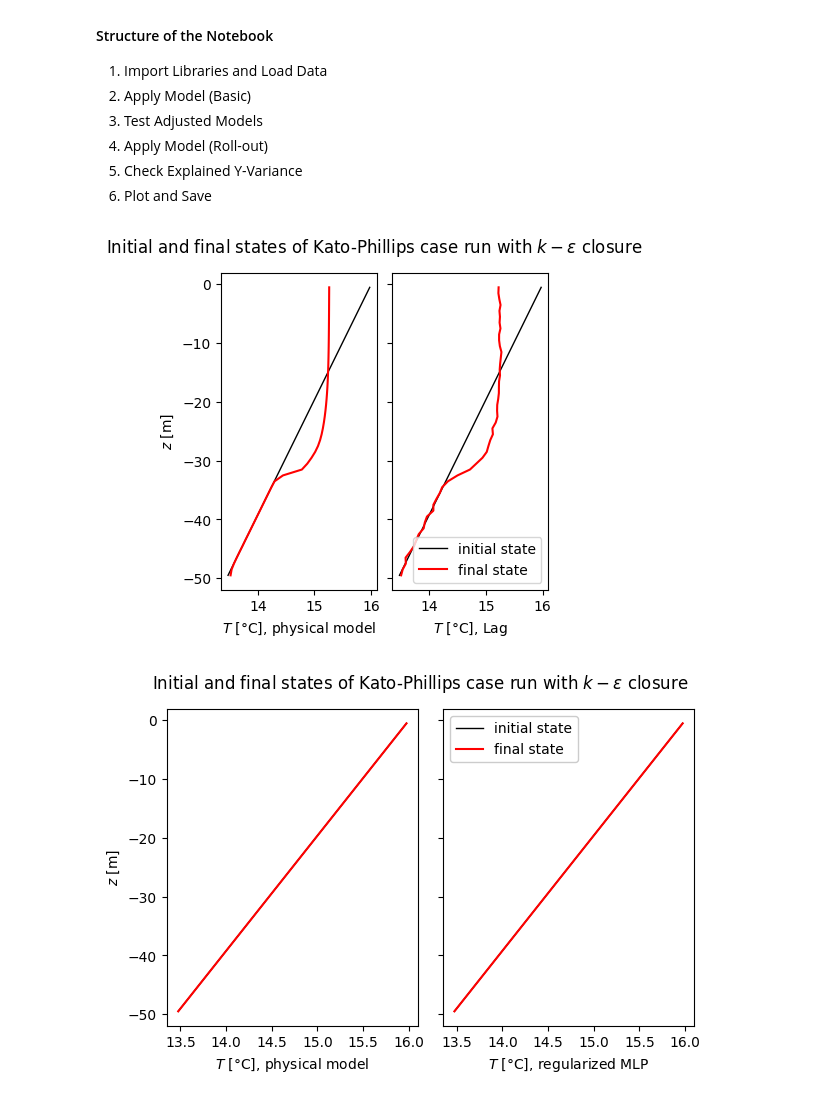
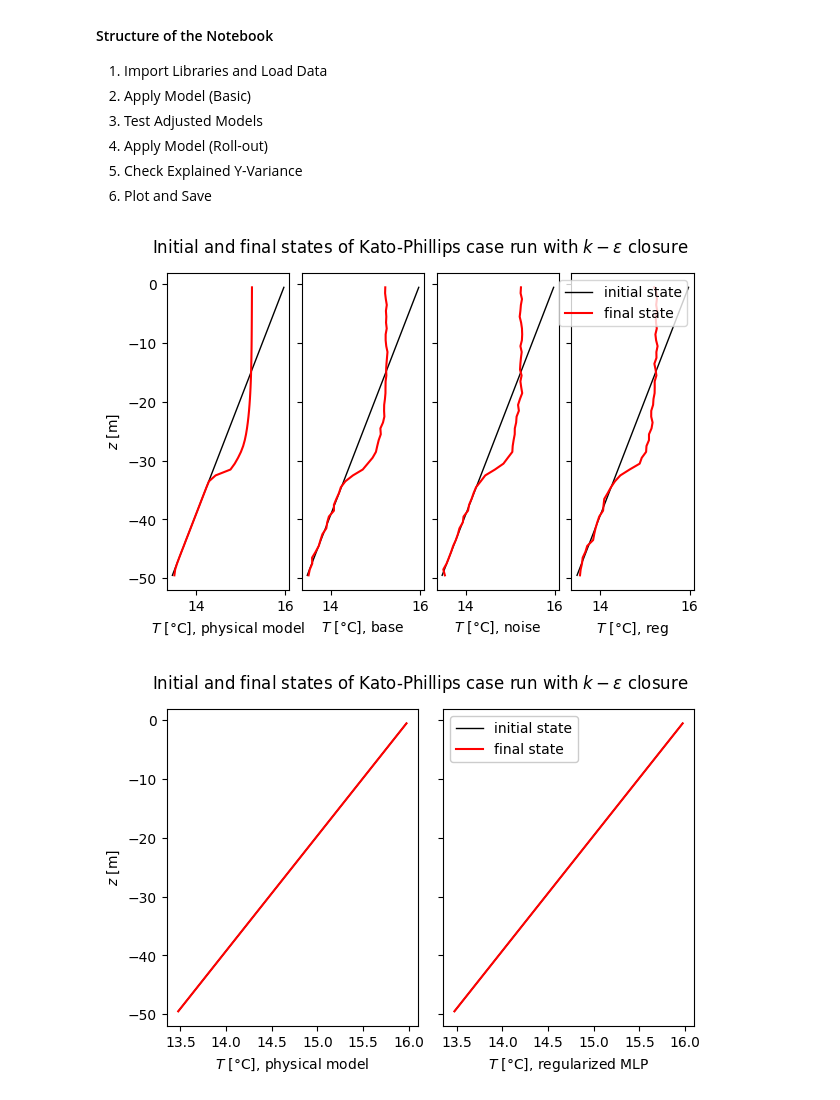
Before and after one commit to anne-df/ige_deep_emulators, a Jupyter notebook: postprocessing.ipynb, the cells around one changed output. Cells and saved outputs as stored; diff of their text form; code cells hidden in the pictures.

```diff
--- a/postprocessing.ipynb
+++ b/postprocessing.ipynb
@@ -94,34 +94,50 @@ app_labels = np.load("data/inf_labels.npy")
 # %%
 original_traj, deep_traj = roll_out_from_traj(file_paths[:2], app_data, 25., model, params)
 # 3 minutes for 100 trajectories with numpy
+# %%
+checkpoint_noise = os.path.abspath("checkpoints_noise")
+params_noise = restore_checkpoint(checkpoint_noise, target=None)
+_, deep_traj_noise = roll_out_from_traj(file_paths[:2], app_data, 25., model, params_noise)
+# %%
+checkpoint_reg = os.path.abspath("checkpoints_reg")
+params_reg = restore_checkpoint(checkpoint_reg, target=None)
+_, deep_traj_reg = roll_out_from_traj(file_paths[:2], app_data, 25., model, params_reg)
 # %%
 # Plot and compare to actual trajectory
 
 sim_index = -1
 traj_obs = original_traj[sim_index]
-traj_deep_lag = deep_traj[sim_index]
+traj_deep = deep_traj[sim_index]
+traj_deep_noise = deep_traj_noise[sim_index]
+traj_deep_reg = deep_traj_reg[sim_index]
 
 zr = grid.zr
 
-sp: subplot_1D_type = plt.subplots(1, 2, sharey=True, figsize=(4, 4))
-fig, [ax_t, ax_y] = sp
+sp: subplot_1D_type = plt.subplots(1, 4, sharey=True, figsize=(6, 4))
+fig, [ax_t, ax_u, ax_v, ax_y] = sp
 fig.tight_layout(rect=[0, 0.0, 1, 0.94])
 fig.subplots_adjust(wspace=0.1)
 
 ax_t.plot(traj_obs.t[0, :], zr, 'k', linewidth=1)
 ax_t.plot(traj_obs.t[-1, :], zr, 'r')
-ax_y.plot(traj_deep_lag.t[0, :], zr, 'k', linewidth=1, label='initial state')
-ax_y.plot(traj_deep_lag.t[-1, :], zr, 'r', label='final state')
+ax_u.plot(traj_deep.t[0, :], zr, 'k', linewidth=1)
+ax_u.plot(traj_deep.t[-1, :], zr, 'r')
+ax_v.plot(traj_deep_noise.t[0, :], zr, 'k', linewidth=1)
+ax_v.plot(traj_deep_noise.t[-1, :], zr, 'r')
+ax_y.plot(traj_deep_reg.t[0, :], zr, 'k', linewidth=1, label='initial state')
+ax_y.plot(traj_deep_reg.t[-1, :], zr, 'r', label='final state')
 
 ax_t.set_xlabel ('$T$ [°C], physical model')
-ax_y.set_xlabel('$T$ [°C], Lag')
+ax_u.set_xlabel ('$T$ [°C], base')
+ax_v.set_xlabel ('$T$ [°C], noise')
+ax_y.set_xlabel('$T$ [°C], reg')
 ax_t.set_ylabel(r'$z$ [m]')
 fig.suptitle(r'Initial and final states of Kato-Phillips case run with $k-\varepsilon$ closure')
 ax_y.legend(framealpha=.8)
 
 plt.show()
 # %% [output]
-[figure, old version]
+[figure, new version]
 # %%
 # Track the evolution of the trajectory
 
```
